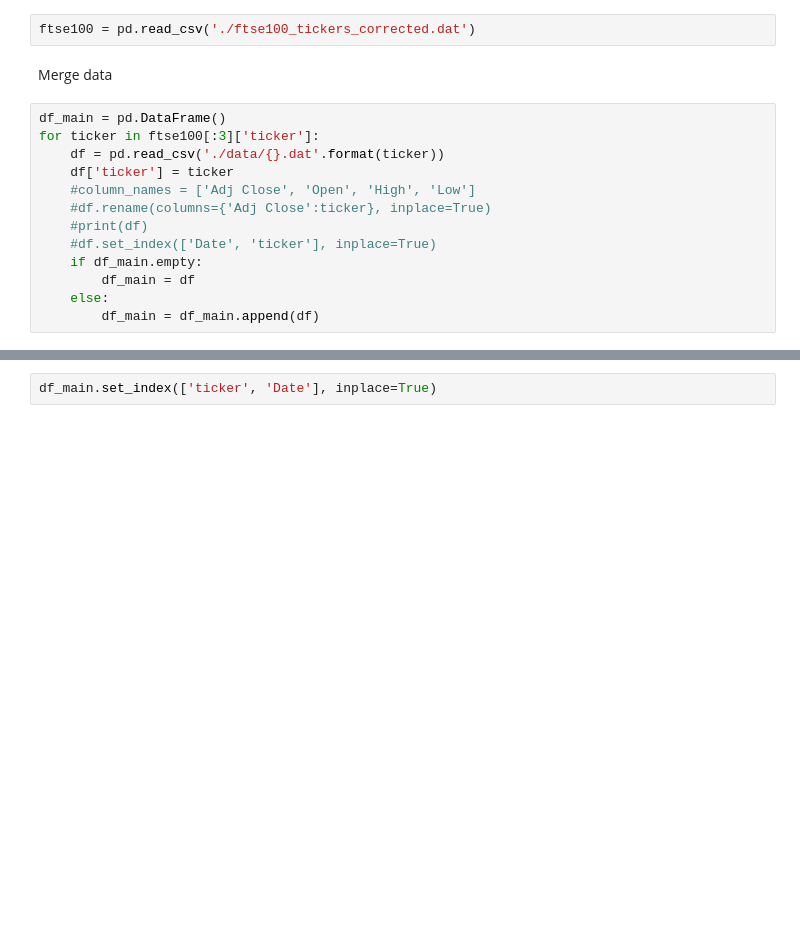
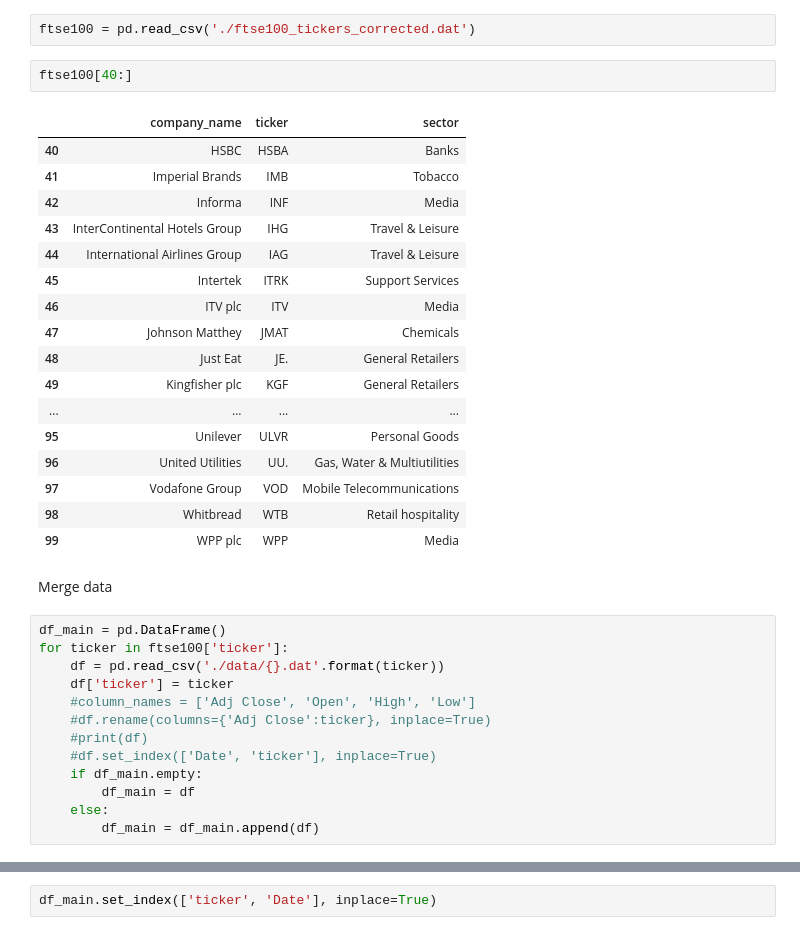
Before and after one commit to denglert/quant-sandbox, a Jupyter notebook: ftse100/ftse100_info.ipynb, the cells around one changed output, grey strips where cells are left out. Drawn from its saved outputs; the diff is of its cells as text; blank space fills up the shorter version.

```diff
--- a/ftse100/ftse100_info.ipynb
+++ b/ftse100/ftse100_info.ipynb
@@ -19,11 +16,31 @@ import os
 import quandl
 # %%
 ftse100 = pd.read_csv('./ftse100_tickers_corrected.dat')
+# %%
+ftse100[40:]
+# %% [output]
+|  | company_name | ticker | sector |
+| 40 | HSBC | HSBA | Banks |
+| 41 | Imperial Brands | IMB | Tobacco |
+| 42 | Informa | INF | Media |
+| 43 | InterContinental Hotels Group | IHG | Travel & Leisure |
+| 44 | International Airlines Group | IAG | Travel & Leisure |
+| 45 | Intertek | ITRK | Support Services |
+| 46 | ITV plc | ITV | Media |
+| 47 | Johnson Matthey | JMAT | Chemicals |
+| 48 | Just Eat | JE. | General Retailers |
+| 49 | Kingfisher plc | KGF | General Retailers |
+| ... | ... | ... | ... |
+| 95 | Unilever | ULVR | Personal Goods |
+| 96 | United Utilities | UU. | Gas, Water & Multiutilities |
+| 97 | Vodafone Group | VOD | Mobile Telecommunications |
+| 98 | Whitbread | WTB | Retail hospitality |
+| 99 | WPP plc | WPP | Media |
 # %% [markdown]
 Merge data
 # %%
 df_main = pd.DataFrame()
-for ticker in ftse100[:3]['ticker']:
+for ticker in ftse100['ticker']:
     df = pd.read_csv('./data/{}.dat'.format(ticker))
     df['ticker'] = ticker
     #column_names = ['Adj Close', 'Open', 'High', 'Low']
```
Also changed, not shown: parts of 4 cells of this notebook.
